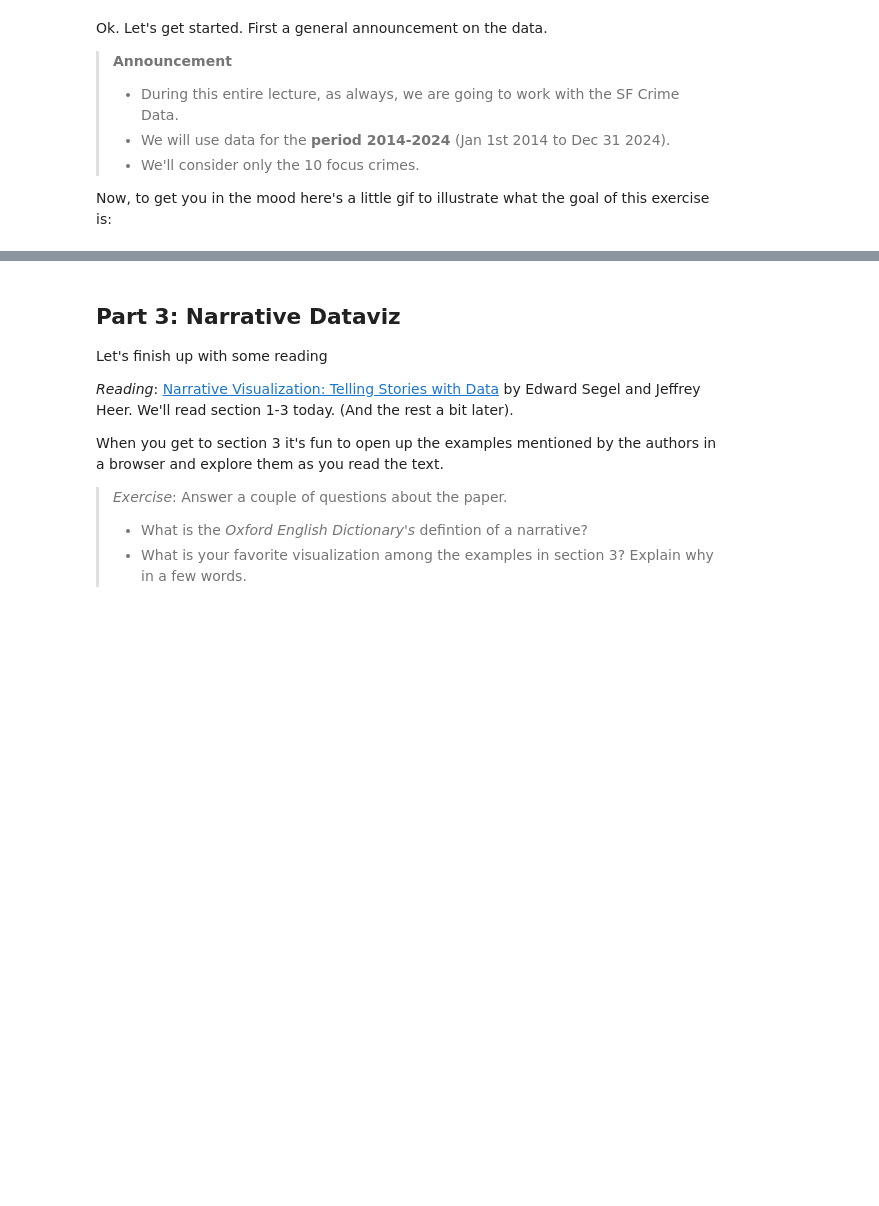
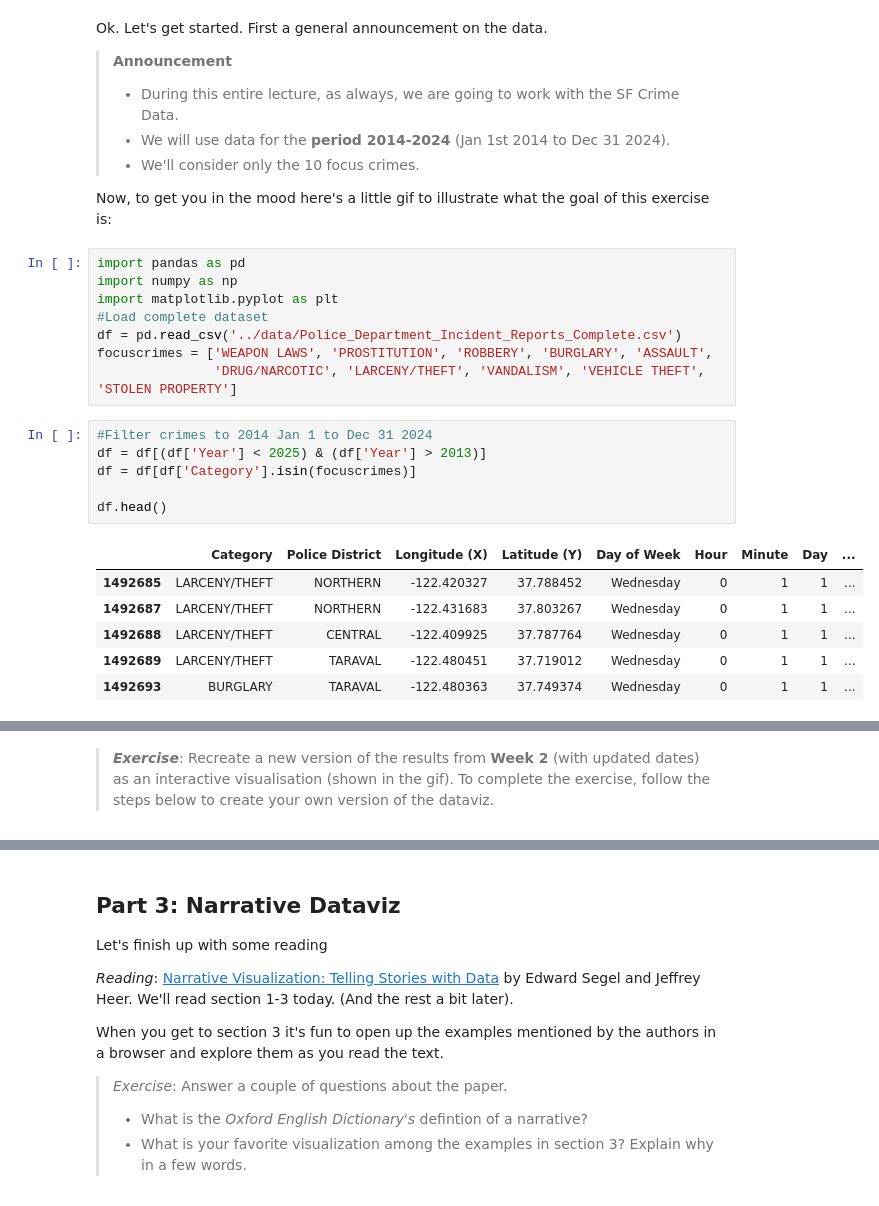
Before and after one commit to AleksandarLukic96/02806_Social_Data, a Jupyter notebook: notebooks/W6_Vic.ipynb, the cells around one changed output, grey strips where cells are left out. Drawn from its saved outputs; the diff is of its cells as text; blank space fills up the shorter version.

```diff
--- a/notebooks/W6_Vic.ipynb
+++ b/notebooks/W6_Vic.ipynb
@@ -54,7 +60,31 @@ Ok. Let's get started. First a general announcement on the data.
 
 
 Now, to get you in the mood here's a little gif to illustrate what the goal of this exercise is:
+# %%
+import pandas as pd
+import numpy as np
+import matplotlib.pyplot as plt
+#Load complete dataset
+df = pd.read_csv('../data/Police_Department_Incident_Reports_Complete.csv')
+focuscrimes = ['WEAPON LAWS', 'PROSTITUTION', 'ROBBERY', 'BURGLARY', 'ASSAULT',
+               'DRUG/NARCOTIC', 'LARCENY/THEFT', 'VANDALISM', 'VEHICLE THEFT', 'STOLEN PROPERTY']
+# %%
+#Filter crimes to 2014 Jan 1 to Dec 31 2024
+df = df[(df['Year'] < 2025) & (df['Year'] > 2013)]
+df = df[df['Category'].isin(focuscrimes)]
+
+df.head()
+# %% [output]
+|  | Category | Police District | Longitude (X) | Latitude (Y) | Day of Week | Hour | Minute | Day | ... |
+| 1492685 | LARCENY/THEFT | NORTHERN | -122.420327 | 37.788452 | Wednesday | 0 | 1 | 1 | ... |
+| 1492687 | LARCENY/THEFT | NORTHERN | -122.431683 | 37.803267 | Wednesday | 0 | 1 | 1 | ... |
+| 1492688 | LARCENY/THEFT | CENTRAL | -122.409925 | 37.787764 | Wednesday | 0 | 1 | 1 | ... |
+| 1492689 | LARCENY/THEFT | TARAVAL | -122.480451 | 37.719012 | Wednesday | 0 | 1 | 1 | ... |
+| 1492693 | BURGLARY | TARAVAL | -122.480363 | 37.749374 | Wednesday | 0 | 1 | 1 | ... |
 # %% [markdown]
 ![Movie](https://raw.githubusercontent.com/suneman/socialdata2025/main/files/Week6_1.gif)
 
 If the gif isn't displaying on your system, you can download it [here](https://github.com/suneman/socialdata2025/blob/main/files/Week6_1.gif) and display locally.
+# %% [markdown]
+
+> ***Exercise***: Recreate a new version of the results from **Week 2** (with updated dates) as an interactive visualisation (shown in the gif). To complete the exercise, follow the steps below to create your own version of the dataviz.
```
Also changed, not shown: parts of 11 cells of this notebook.
